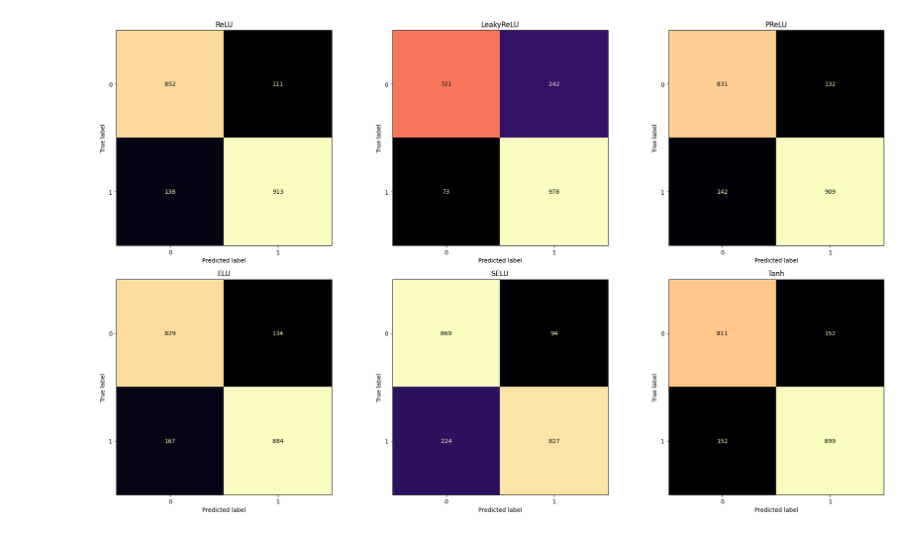
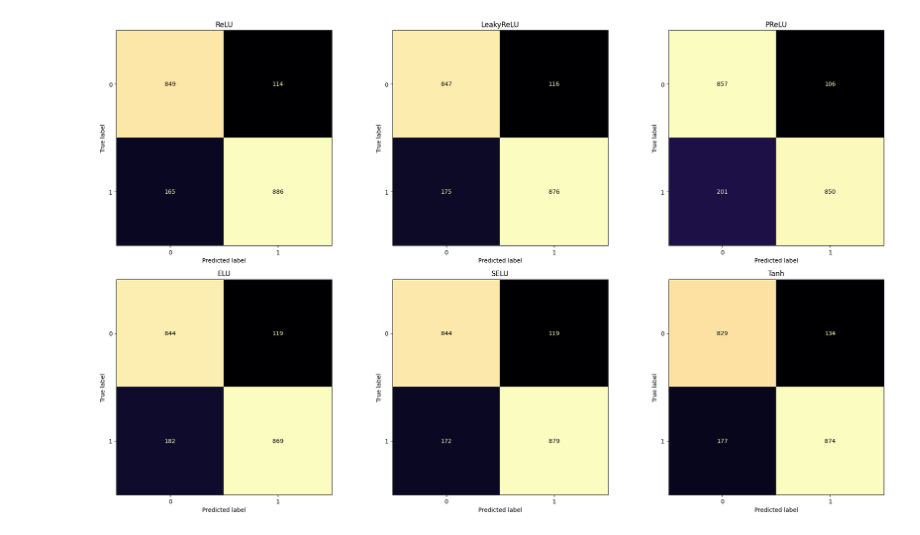
Before and after one commit to Tokito-to/heart-disease-prediction, a Jupyter notebook: notebooks/model_analysis.ipynb, the cells around one changed output. Drawn from its saved outputs; the diff is of its cells as text; code cells hidden in the pictures.

Commit message:
Heart: GA Feature Selection Training Session
- Results:
ReLU Accuracy: 86.15%
LeakyReLU Accuracy: 85.55%
PReLU Accuracy: 84.76%
ELU Accuracy: 85.05%
SELU Accuracy: 85.55%
Tanh Accuracy: 84.56%

```diff
--- a/notebooks/model_analysis.ipynb
+++ b/notebooks/model_analysis.ipynb
@@ -394,8 +233,8 @@ metric = 'auc'
 fig, axes = plt.subplots(2, 3, figsize=(5 * 4, 4 * 3))
 axes = axes.flatten()
 
-for i, model_name in enumerate(model_names):
-    plot_stats(axes[i], model_name, metric)
+for i, model in enumerate(models):
+    plot_stats(axes[i], model, metric)
 
 plt.tight_layout()
 plt.show()
@@ -433,0 +272,9 @@ plt.show()
+# %%
+for model in models:
+    logs = globals().get(f"{model}_logs")
+    sel = logs.get('selected_features')
+    selected_indices = list(sel)
+
+    X_model = X_scaled[:, selected_indices]
+    globals()[f"X_{model}"] = X_model
+    print(f" - X_{model}: {'loaded' if f'X_{model}' in globals() else 'missing'}")
@@ -434,12 +288,16 @@ plt.show()
 # %%
 from sklearn.metrics import accuracy_score
 
-def model_accuracy(model):
-    model_prob = models[model].predict(X_scaled)
+def model_accuracy(model_name):
+    model = globals().get(f"{model_name}_model")
+    X_data = globals().get(f"X_{model_name}")
+
+    model_prob = model.predict(X_data)
     model_pred = (model_prob > 0.5).astype(int).flatten()
-    accuracy = accuracy_score(y_true, model_pred)
-    print(f"{model} Accuracy: {round(accuracy*100, 2)}%")
 
-for model in ['ReLU', 'LeakyReLU', 'PReLU', 'ELU', 'SELU', 'Tanh']:
+    acc = accuracy_score(y, model_pred)
+    print(f"{model_name} Accuracy: {round(acc*100, 2)}%")
+
+for model in models:
     model_accuracy(model)
 # %% [output]
@@ -458,21 +316,25 @@ Tanh Accuracy: 84.91%
 # %%
 from sklearn.metrics import confusion_matrix, ConfusionMatrixDisplay
 
-def plot_confusion_matrix(ax, model):
-    model_prob = models[model].predict(X_scaled, verbose=0)
+def plot_confusion_matrix(ax, model_name):
+    model = globals().get(f"{model_name}_model")
+    X_data = globals().get(f"X_{model_name}")
+
+    model_prob = model.predict(X_data, verbose=0)
     model_pred = (model_prob > 0.5).astype(int).flatten()
-    cm = confusion_matrix(y_true, model_pred)
+
+    cm = confusion_matrix(y, model_pred)
     disp = ConfusionMatrixDisplay(confusion_matrix=cm)
     disp.plot(ax=ax, cmap='magma', colorbar=False)
-    ax.set_title(f"{model}")
+    ax.set_title(f"{model_name}")
 # %%
 fig, axes = plt.subplots(2, 3, figsize=(5 * 4, 4 * 3))
 axes = axes.flatten()
 
-for i, model in enumerate(model_names):
+for i, model in enumerate(models):
     plot_confusion_matrix(axes[i], model)
 
 plt.tight_layout()
 plt.show()
 # %% [output]
-[figure, old version]
+[figure, new version]
```
Also changed, not shown: parts of 23 cells of this notebook, 20 other files.
